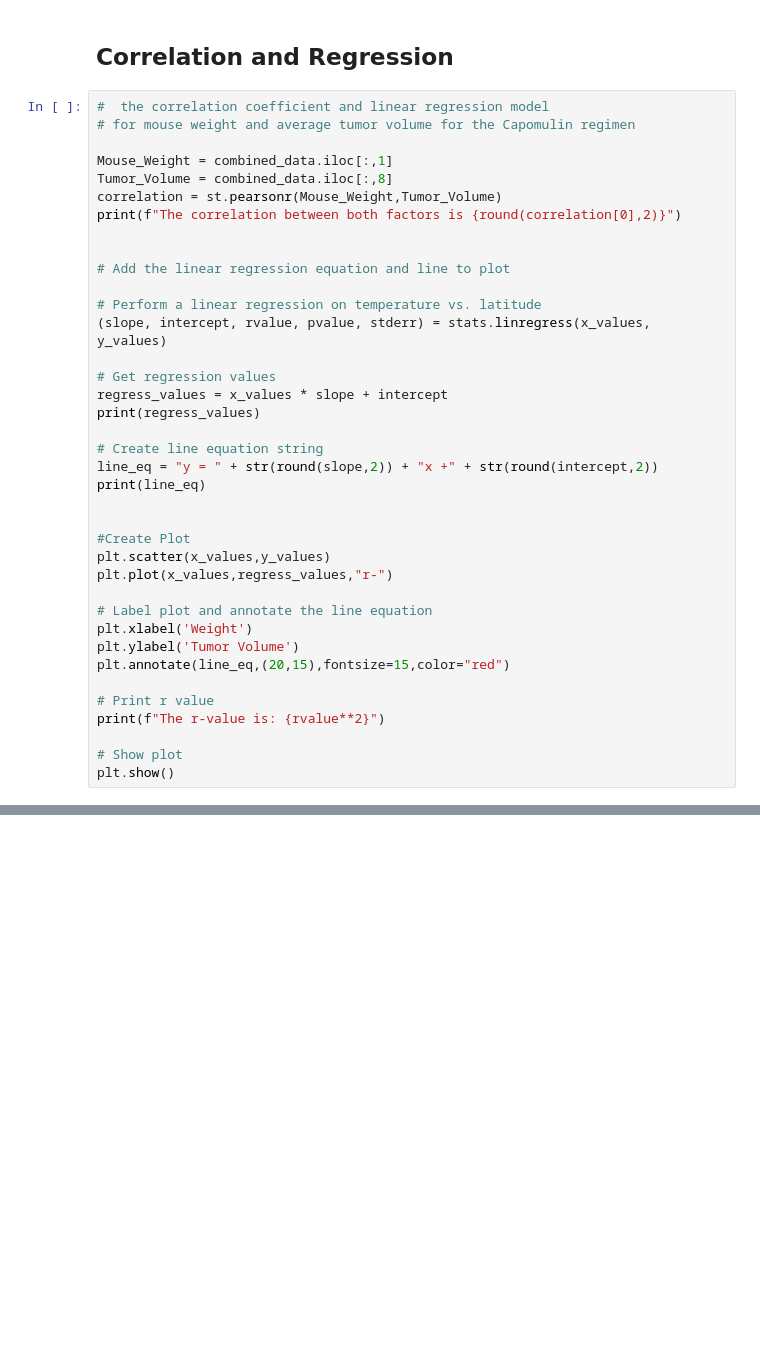
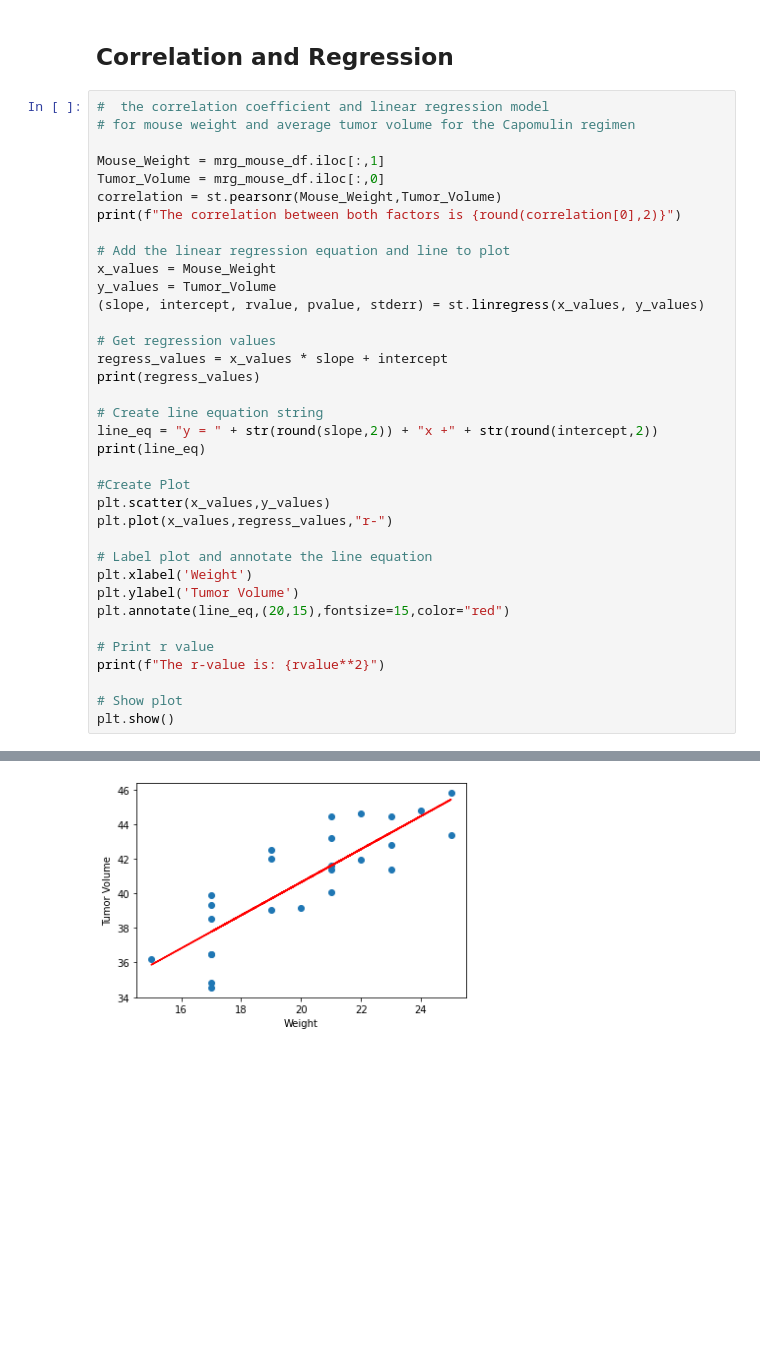
Before and after one commit to ese12880/Matplotlib-challenge, a Jupyter notebook: analysis/pymaceuticals_starter.ipynb, the cells around one changed output, grey strips where cells are left out. Saved outputs shown, nothing was run; the diff lists cells and outputs as text; blank space fills up the shorter version.

```diff
--- a/analysis/pymaceuticals_starter.ipynb
+++ b/analysis/pymaceuticals_starter.ipynb
@@ -383,16 +368,15 @@ y = scat_df.plot.scatter(x='Mouse Weight', y='Tumor Volume')
 #  the correlation coefficient and linear regression model
 # for mouse weight and average tumor volume for the Capomulin regimen
 
-Mouse_Weight = combined_data.iloc[:,1]
-Tumor_Volume = combined_data.iloc[:,8]
+Mouse_Weight = mrg_mouse_df.iloc[:,1]
+Tumor_Volume = mrg_mouse_df.iloc[:,0]
 correlation = st.pearsonr(Mouse_Weight,Tumor_Volume)
 print(f"The correlation between both factors is {round(correlation[0],2)}")
 
-
 # Add the linear regression equation and line to plot
-
-# Perform a linear regression on temperature vs. latitude
-(slope, intercept, rvalue, pvalue, stderr) = stats.linregress(x_values, y_values)
+x_values = Mouse_Weight
+y_values = Tumor_Volume
+(slope, intercept, rvalue, pvalue, stderr) = st.linregress(x_values, y_values)
 
 # Get regression values
 regress_values = x_values * slope + intercept
@@ -401,7 +385,6 @@ print(regress_values)
 # Create line equation string
 line_eq = "y = " + str(round(slope,2)) + "x +" + str(round(intercept,2))
 print(line_eq)
-
 
 #Create Plot
 plt.scatter(x_values,y_values)
@@ -421,0 +421 @@ IndexError: single positional indexer is out-of-bounds
+[figure, added]
```
Also changed, not shown: parts of 3 cells of this notebook.
